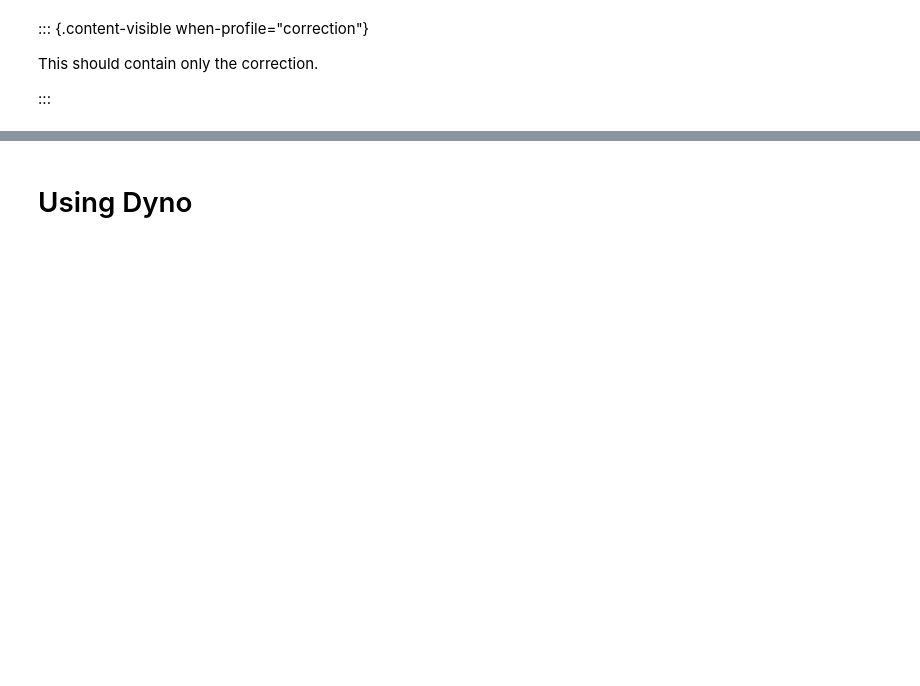
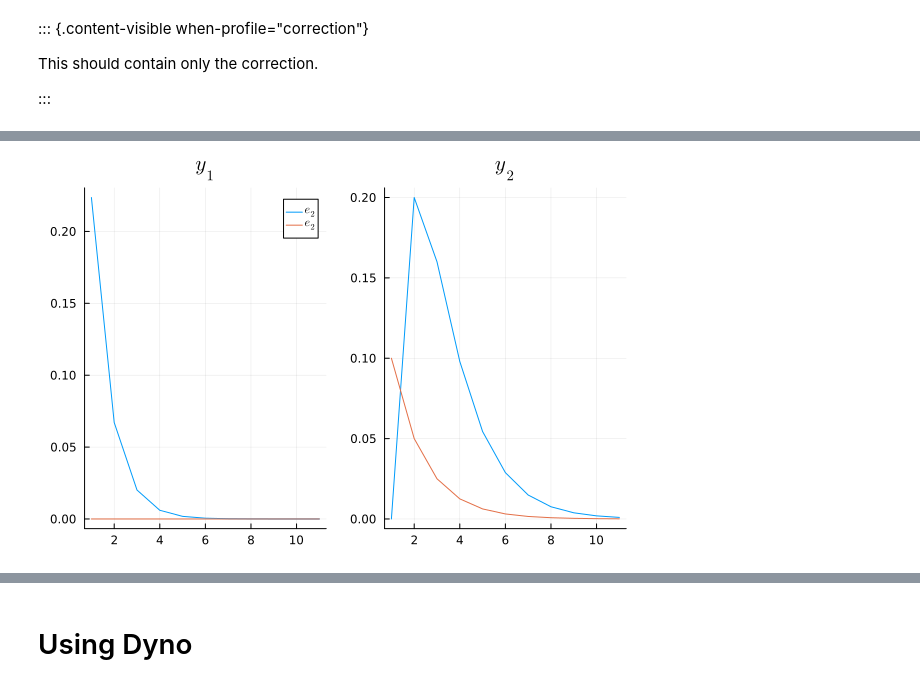
Before and after one commit to albop/ae2e6, a Jupyter notebook: tutorials/session_1/index.ipynb, the cells around one changed output, grey strips where cells are left out. Cells and saved outputs as stored; diff of their text form; code cells hidden in the pictures; blank space fills up the shorter version.

```diff
--- a/tutorials/session_1/index.ipynb
+++ b/tutorials/session_1/index.ipynb
@@ -48,0 +133,10 @@ $$\begin{matrix}\rho & 0 \\ 0, \lambda\end{matrix}
+# %%
+# Let's combine everything
+
+pl1 = plot(  sim_y_1[1,:], label="\$e_2\$", title="\$y_1\$" )
+plot!(pl1,sim_y_1[2,:], label="\$e_2\$")
+pl2 = plot(  sim_y_2[1,:], label="\$e_2\$", title="\$y_2\$" )
+plot!(pl2,sim_y_2[2,:], label="\$e_2\$", legend=false)
+plot(pl1, pl2)
+# %% [output]
+[figure, added]
```
Also changed, not shown: parts of 46 cells of this notebook.
